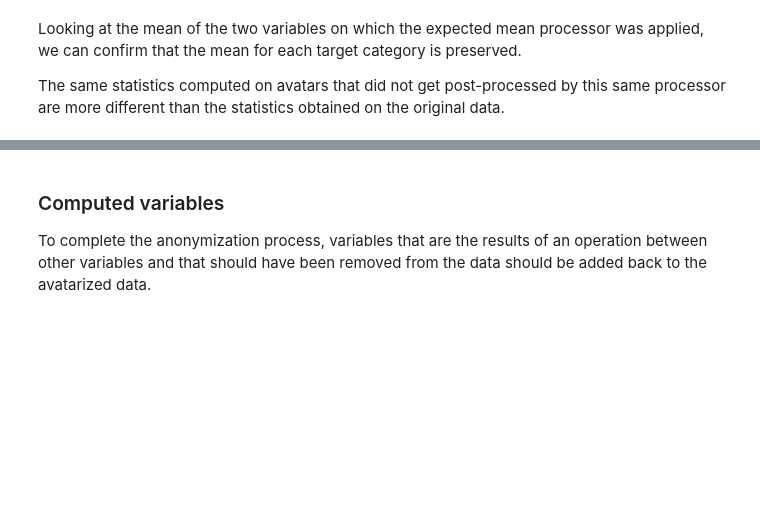
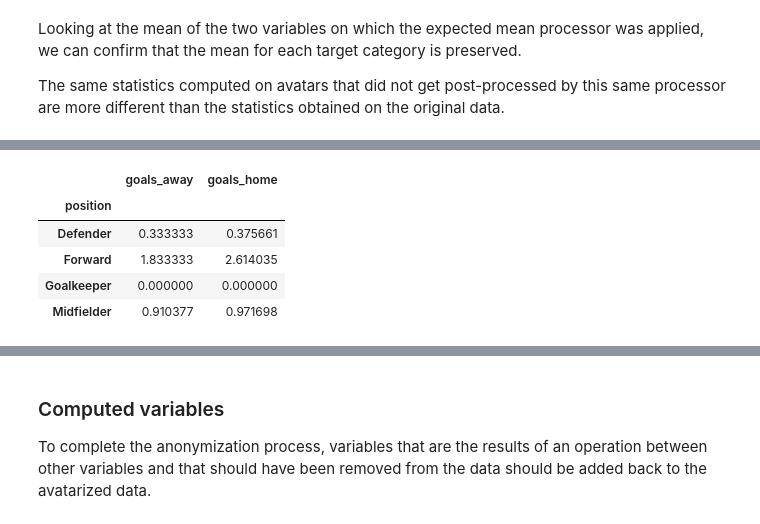
Before and after one commit to octopize/avatar-python, a Jupyter notebook: notebooks/Tutorial4_Client_side_processors.ipynb, the cells around one changed output, grey strips where cells are left out. Saved outputs shown, nothing was run; the diff lists cells and outputs as text; code cells hidden in the pictures; blank space fills up the shorter version.

```diff
--- a/notebooks/Tutorial4_Client_side_processors.ipynb
+++ b/notebooks/Tutorial4_Client_side_processors.ipynb
@@ -299,8 +481,7 @@ result = client.pipelines.avatarization_pipeline_with_processors(
         ],
         df=df,
     ),
-    timeout=1000,
-)
+    timeout=1000)
 # %%
 avatars = result.post_processed_avatars
 avatars.head(5)
@@ -313,3 +508,10 @@ df.groupby(["position"]).mean()[["goals_away", "goals_home"]]
 # %%
-avatars.groupby(["position"]).mean()[["goals_away", "goals_home"]]
+avatars.groupby(["position"]).mean(numeric_only=True)[["goals_away", "goals_home"]]
+# %% [output]
+|  | goals_away | goals_home |
+| position |  |  |
+| Defender | 0.333333 | 0.375661 |
+| Forward | 1.833333 | 2.614035 |
+| Goalkeeper | 0.000000 | 0.000000 |
+| Midfielder | 0.910377 | 0.971698 |
 # %%
```
Also changed, not shown: parts of 33 cells of this notebook, 1 other file.
